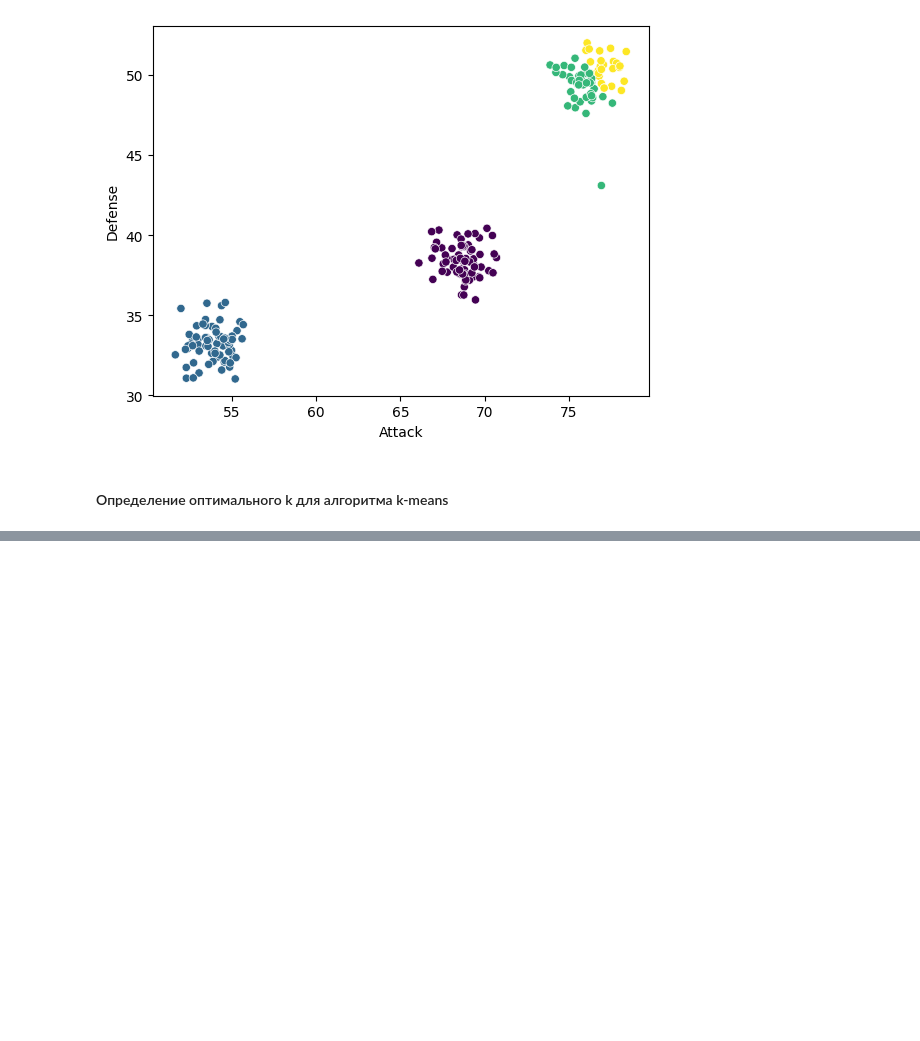
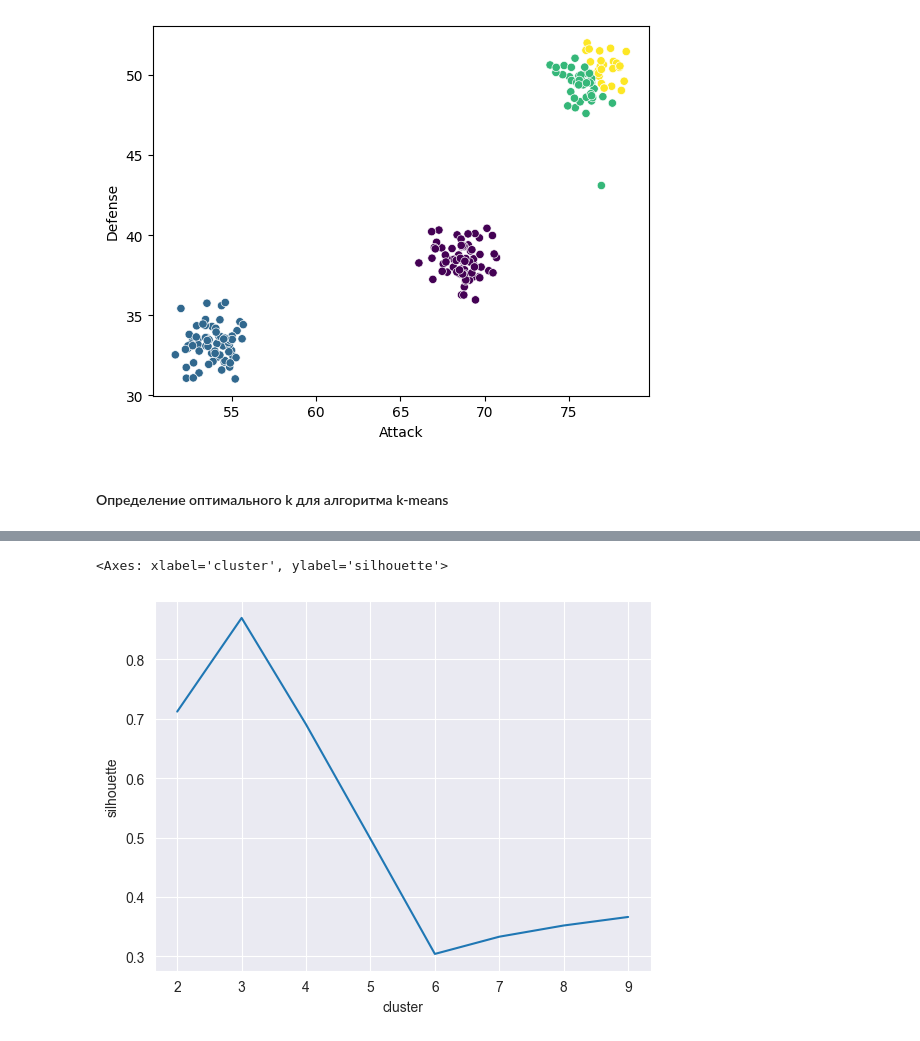
Before and after one commit to Kagemushe/sf_data_science, a Jupyter notebook: Block_4/Block_4_4.ipynb, the cells around one changed output, grey strips where cells are left out. Cells and saved outputs as stored; diff of their text form; code cells hidden in the pictures; blank space fills up the shorter version.

```diff
--- a/Block_4/Block_4_4.ipynb
+++ b/Block_4/Block_4_4.ipynb
@@ -97,0 +128,30 @@ predictions = kmeans.predict(X)
+# %%
+# Импортируем метрику силуэта
+from sklearn.metrics import silhouette_score
+
+# Напишем функцию как при подсчете метода локтя
+def get_silhouette(cluster_num, X):
+    k_means = KMeans(n_clusters=cluster_num, init='k-means++', n_init=10, random_state=42)
+    k_means.fit(X)
+    # Подсчитаем метрику силуэта
+    silhouette = silhouette_score(X, k_means.predict(X))
+    return silhouette
+
+# Создадим пустой словарь, ключами будут инерция и количество кластеров
+silhouette_res = {"silhouette": [], "cluster": []}
+# Выберем нужные данные
+X = df[['Attack', 'Defense']]
+
+for cluster_num in range(2, 10):
+    silhouette_res['silhouette'].append(get_silhouette(cluster_num, X))
+    silhouette_res['cluster'].append(cluster_num)
+
+# Сохраним в DataFrame значение силуэта и количество кластеров
+silhouette_df = pd.DataFrame(silhouette_res)
+
+# Визуализируем
+sns.set_style('darkgrid')
+sns.lineplot(data=silhouette_df, x="cluster", y="silhouette", markers='o')
+# %% [output]
+<Axes: xlabel='cluster', ylabel='silhouette'>
+[figure, added]
```
Also changed, not shown: parts of 6 cells of this notebook.
